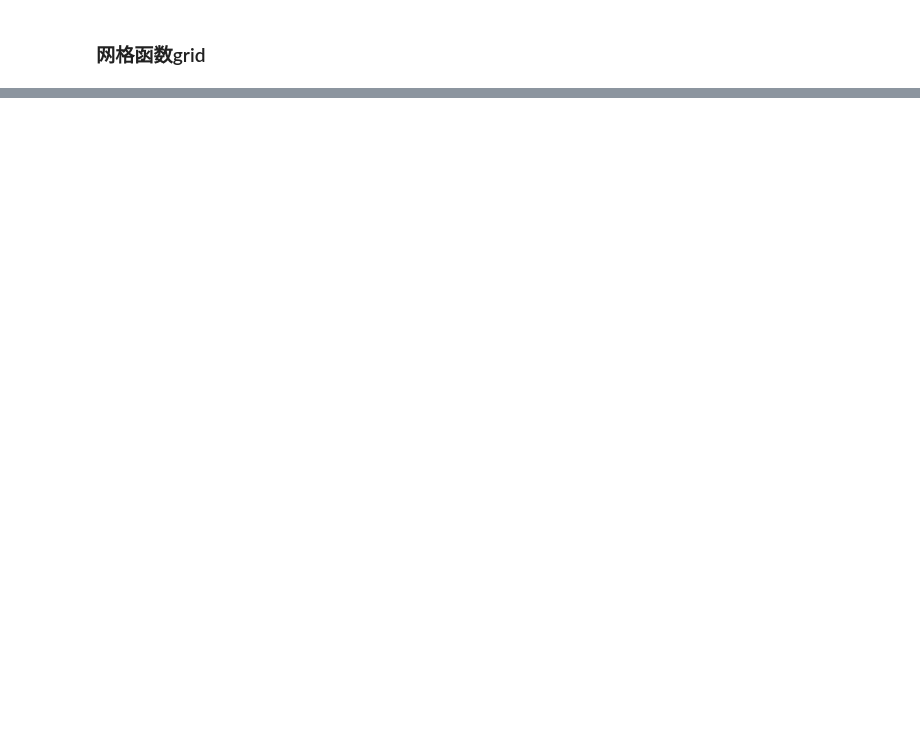
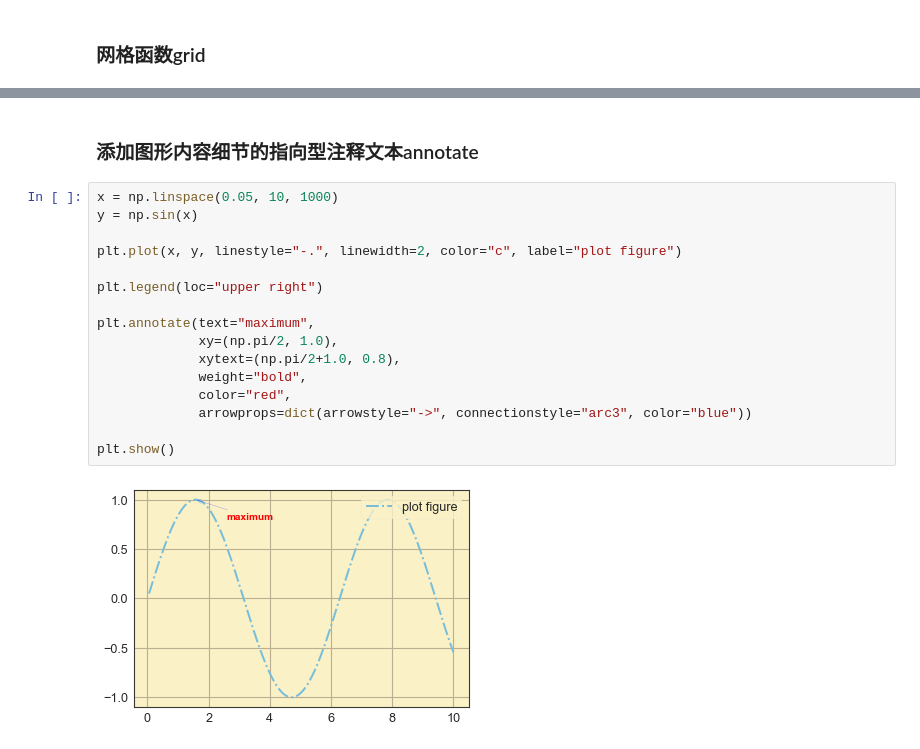
Before and after one commit to SM-Inv-Tech/PythonLibs, a Jupyter notebook: Matplotlib/Python数据可视化实践/Python数据可视化实践_1.ipynb, the cells around one changed output, grey strips where cells are left out. Drawn from its saved outputs; the diff is of its cells as text; blank space fills up the shorter version.

```diff
--- a/Matplotlib/Python数据可视化实践/Python数据可视化实践_1.ipynb
+++ b/Matplotlib/Python数据可视化实践/Python数据可视化实践_1.ipynb
@@ -75,0 +108,20 @@ plt.show()
+# %% [markdown]
+### 添加图形内容细节的指向型注释文本annotate
+# %%
+x = np.linspace(0.05, 10, 1000)
+y = np.sin(x)
+
+plt.plot(x, y, linestyle="-.", linewidth=2, color="c", label="plot figure")
+
+plt.legend(loc="upper right")
+
+plt.annotate(text="maximum",
+             xy=(np.pi/2, 1.0),
+             xytext=(np.pi/2+1.0, 0.8),
+             weight="bold",
+             color="red",
+             arrowprops=dict(arrowstyle="->", connectionstyle="arc3", color="blue"))
+
+plt.show()
+# %% [output]
+[figure, added]
```
Also changed, not shown: parts of 15 cells of this notebook, 1 other file.
